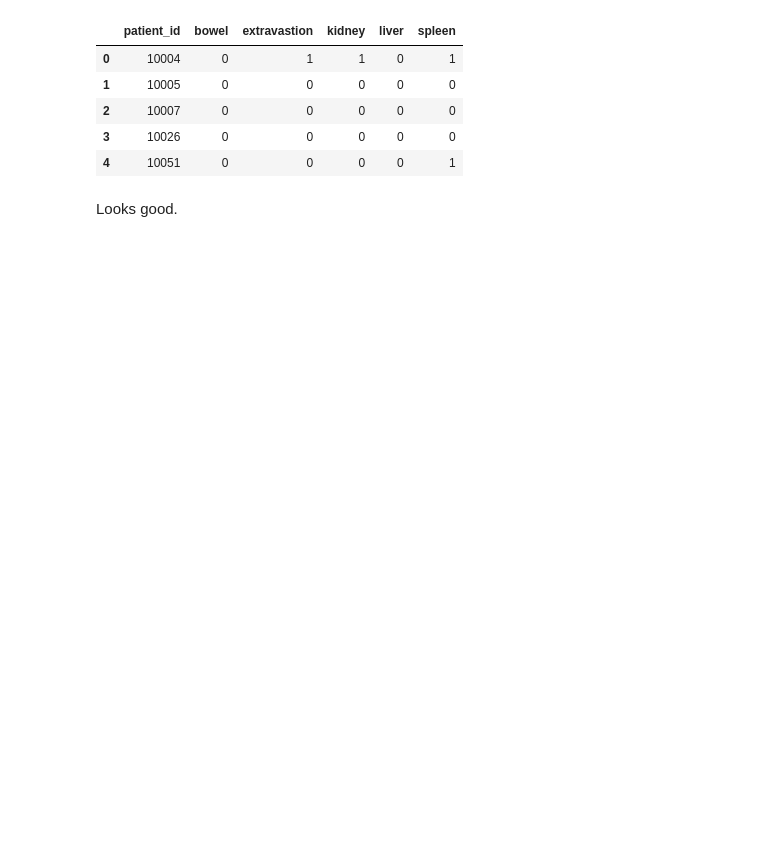
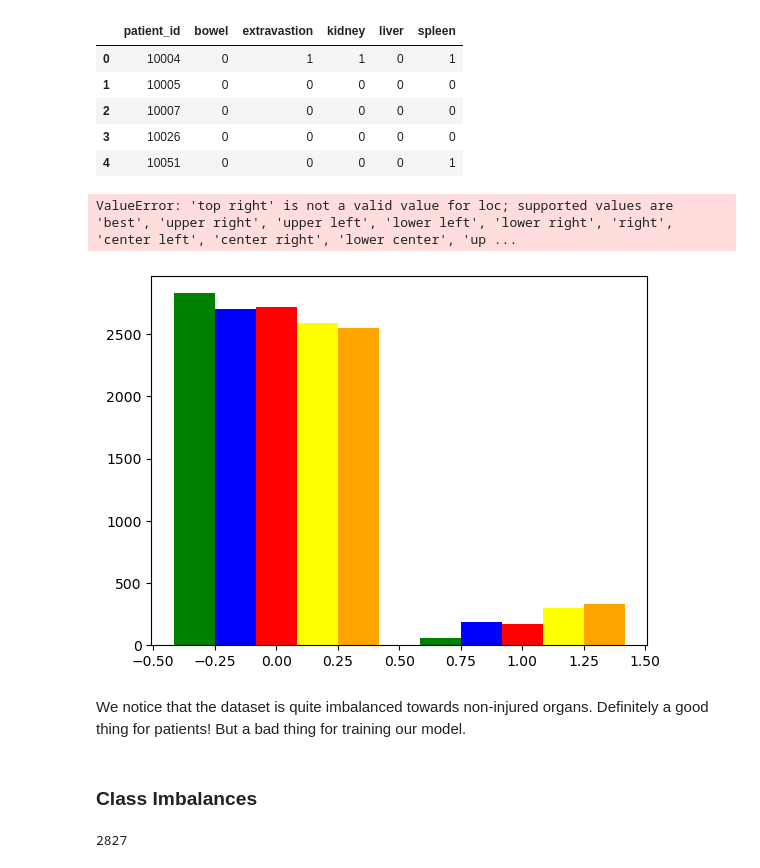
Before and after one commit to filtkac/sutd-dl-abd-trauma, a Jupyter notebook: notebooks/process_labels.ipynb, the cells around one changed output. Saved outputs shown, nothing was run; the diff lists cells and outputs as text; code cells hidden in the pictures; blank space fills up the shorter version.

Commit message:
added losses, dataset variable CT slicing, and updated labels nb to show imbalances

```diff
--- a/notebooks/process_labels.ipynb
+++ b/notebooks/process_labels.ipynb
@@ -80,5 +78,36 @@ new_df.head()
 | 2 | 10007 | 0 | 0 | 0 | 0 | 0 |
 | 3 | 10026 | 0 | 0 | 0 | 0 | 0 |
 | 4 | 10051 | 0 | 0 | 0 | 0 | 1 |
-# %% [markdown]
-Looks good.
+# %%
+import matplotlib.pyplot as plt
+import numpy as np
+fig, ax = plt.subplots()
+
+b_heights, b_bins = np.histogram(new_df['bowel'],bins=[-0.5,0.5,1.5])
+e_heights, e_bins = np.histogram(new_df['extravastion'], bins=b_bins)
+k_heights, k_bins = np.histogram(new_df['kidney'], bins=e_bins)
+l_heights, l_bins = np.histogram(new_df['liver'], bins=k_bins)
+s_heights, s_bins = np.histogram(new_df['spleen'], bins=l_bins)
+
+
+width = (b_bins[1] - b_bins[0])/6.0
+
+ax.bar(b_bins[:-1]+width, b_heights, width=width, facecolor='green')
+ax.bar(e_bins[:-1]+width*2, e_heights, width=width, facecolor='blue')
+ax.bar(k_bins[:-1]+width*3, k_heights, width=width, facecolor='red')
+ax.bar(l_bins[:-1]+width*4, l_heights, width=width, facecolor='yellow')
+ax.bar(s_bins[:-1]+width*5, s_heights, width=width, facecolor='orange')
+
+plt.legend(["bowel", "extravastion", "kidney", "liver", "spleen"], loc="upper right")
+plt.show()
+# %% [output]
+ValueError: 'top right' is not a valid value for loc; supported values are 'best', 'upper right', 'upper left', 'lower left', 'lower right', 'right', 'center left', 'center right', 'lower center', 'up ...
+[figure, added]
+# %% [markdown]
+We notice that the dataset is quite imbalanced towards non-injured organs. Definitely a good thing for patients! But a bad thing for training our model.
+# %% [markdown]
+### Class Imbalances
+# %%
+new_df['bowel'].value_counts().max()
+# %% [output]
+2827
```
Also changed, not shown: parts of 6 cells of this notebook, 5 other files.
